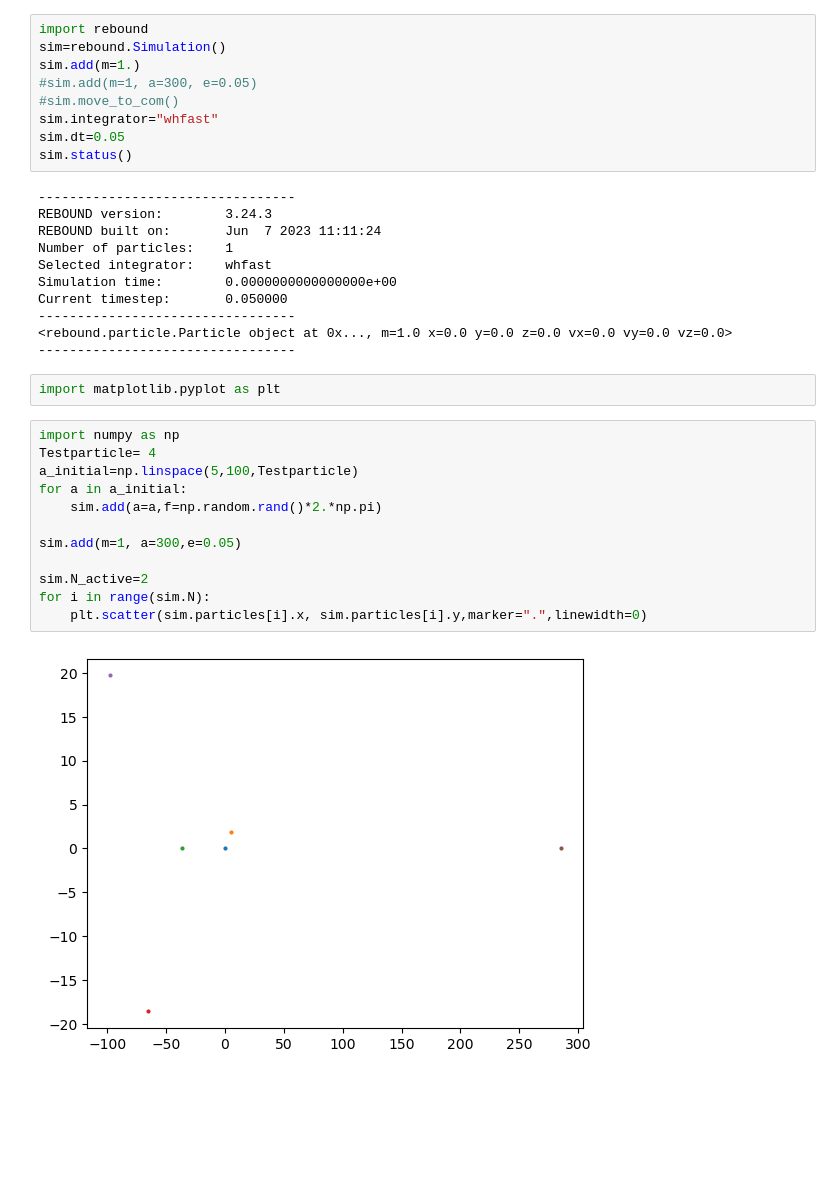
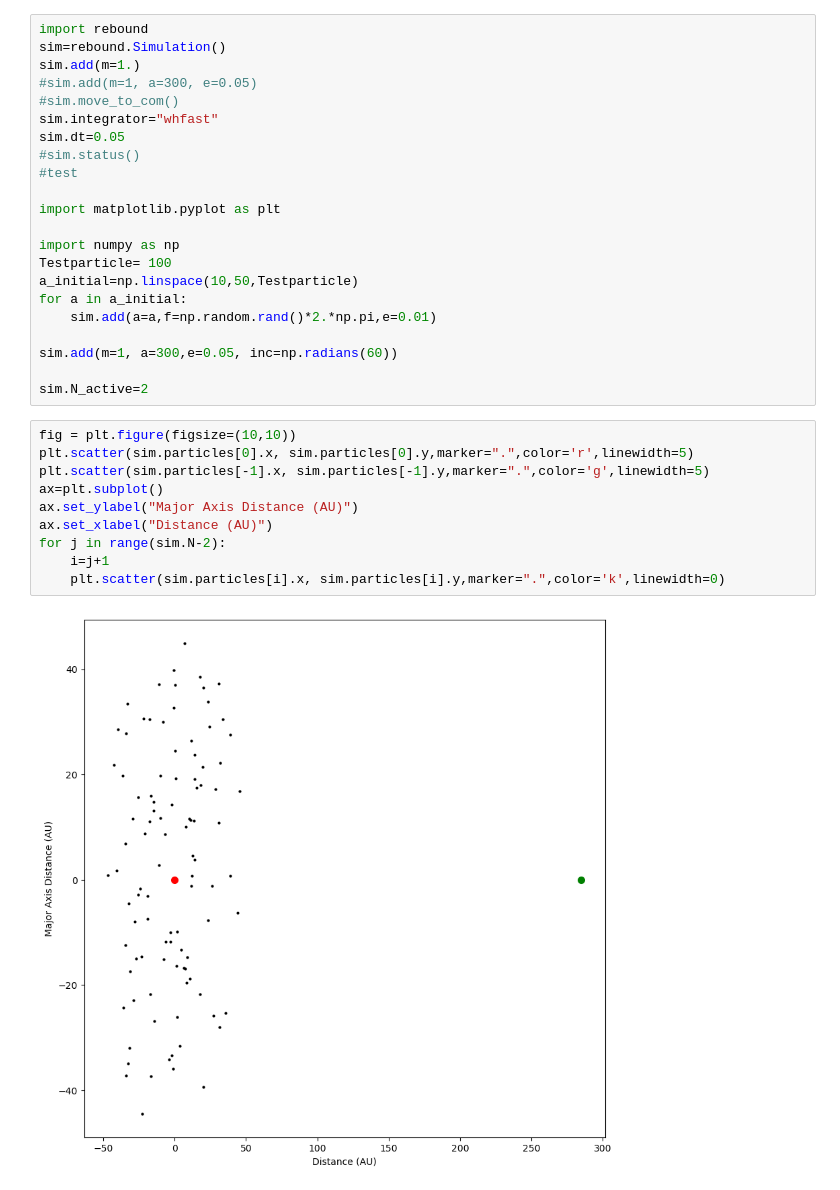
Before and after one commit to tigerchenlu98/rebound, a Jupyter notebook: ipython_examples/Three_Sections_June_16.ipynb, the cells around one changed output. Drawn from its saved outputs; the diff is of its cells as text; blank space fills up the shorter version.

```diff
--- a/ipython_examples/Three_Sections_June_16.ipynb
+++ b/ipython_examples/Three_Sections_June_16.ipynb
@@ -6,31 +6,29 @@ sim.add(m=1.)
 #sim.move_to_com()
 sim.integrator="whfast"
 sim.dt=0.05
-sim.status()
+#sim.status()
+#test
+
+import matplotlib.pyplot as plt
+
+import numpy as np
+Testparticle= 100
+a_initial=np.linspace(10,50,Testparticle)
+for a in a_initial:
+    sim.add(a=a,f=np.random.rand()*2.*np.pi,e=0.01)
+
+sim.add(m=1, a=300,e=0.05, inc=np.radians(60))
+
+sim.N_active=2
-# %% [output]
----------------------------------
-REBOUND version:        3.24.3
-REBOUND built on:       Jun  7 2023 11:11:24
-Number of particles:    1
-Selected integrator:    whfast
-Simulation time:        0.0000000000000000e+00
-Current timestep:       0.050000
----------------------------------
-<rebound.particle.Particle object at 0x..., m=1.0 x=0.0 y=0.0 z=0.0 vx=0.0 vy=0.0 vz=0.0>
----------------------------------
-# %%
-import matplotlib.pyplot as plt
-# %%
-import numpy as np
-Testparticle= 4
-a_initial=np.linspace(5,100,Testparticle)
-for a in a_initial:
-    sim.add(a=a,f=np.random.rand()*2.*np.pi)
-
-sim.add(m=1, a=300,e=0.05)
-
-sim.N_active=2
-for i in range(sim.N):
-    plt.scatter(sim.particles[i].x, sim.particles[i].y,marker=".",linewidth=0)
-# %% [output]
-[figure, removed]
+# %%
+fig = plt.figure(figsize=(10,10))
+plt.scatter(sim.particles[0].x, sim.particles[0].y,marker=".",color='r',linewidth=5)
+plt.scatter(sim.particles[-1].x, sim.particles[-1].y,marker=".",color='g',linewidth=5)
+ax=plt.subplot()
+ax.set_ylabel("Major Axis Distance (AU)")
+ax.set_xlabel("Distance (AU)")
+for j in range(sim.N-2):
+    i=j+1
+    plt.scatter(sim.particles[i].x, sim.particles[i].y,marker=".",color='k',linewidth=0)
+# %% [output]
+[figure, added]
```
Also changed, not shown: parts of 7 cells of this notebook.
